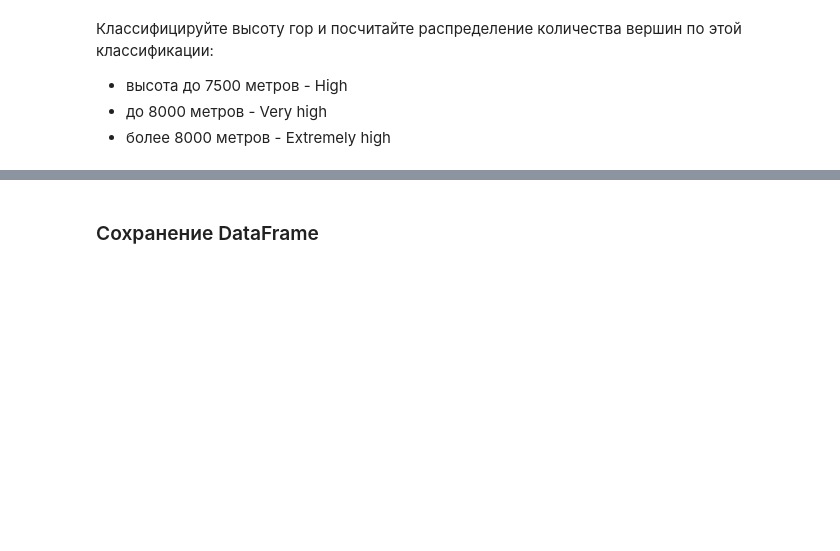
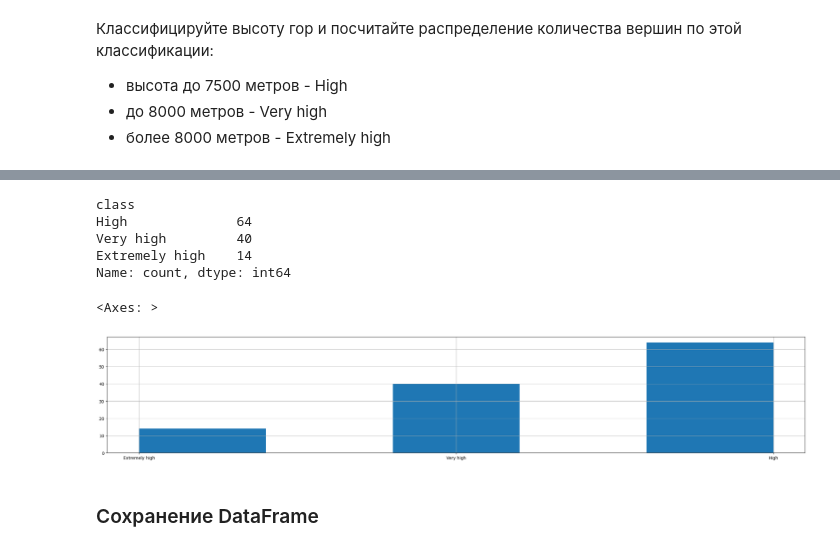
Before and after one commit to ihplotn/test_ds, a Jupyter notebook: Modul_02_Pandas/Pandas.ipynb, the cells around one changed output, grey strips where cells are left out. Saved outputs shown, nothing was run; the diff lists cells and outputs as text; code cells hidden in the pictures; blank space fills up the shorter version.

```diff
--- a/Modul_02_Pandas/Pandas.ipynb
+++ b/Modul_02_Pandas/Pandas.ipynb
@@ -250,3 +394,5 @@ df.apply( lambda x: x**2 )
 * высота до 7500 метров - High
 * до 8000 метров - Very high
 * более 8000 метров - Extremely high
+# %%
+df_m = pd.read_csv('./Homework/Mountains.csv', delimiter = ',')
@@ -253,3 +406,28 @@ df.apply( lambda x: x**2 )
+# %%
+def height_rank(row):
+    res = 'High'
+    # проверяем, что значение возраста не равно NaN
+    if not pd.isnull( row['Height (m)'] ):
+        if row['Height (m)'] >= 7500 and row['Height (m)'] <= 8000:
+            res = 'Very high'
+        elif  row['Height (m)'] > 8000:
+            res = 'Extremely high'
+    return res
+# %%
+df_m['class'] = df_m.apply( height_rank, axis = 1 )
+# %%
+df_m['class'].value_counts().head(3)
+# %% [output]
+class
+High              64
+Very high         40
+Extremely high    14
+Name: count, dtype: int64
+# %%
+df_m['class'].hist(bins = 5, figsize = (30, 5))
+# %% [output]
+<Axes: >
+[figure, added]
 # %% [markdown]
 ### Сохранение DataFrame
 # %%
```
Also changed, not shown: parts of 26 cells of this notebook.
